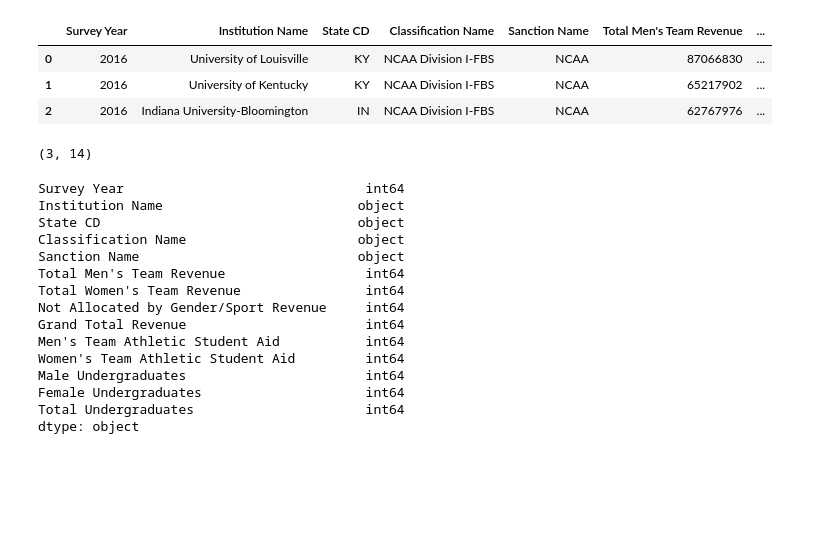
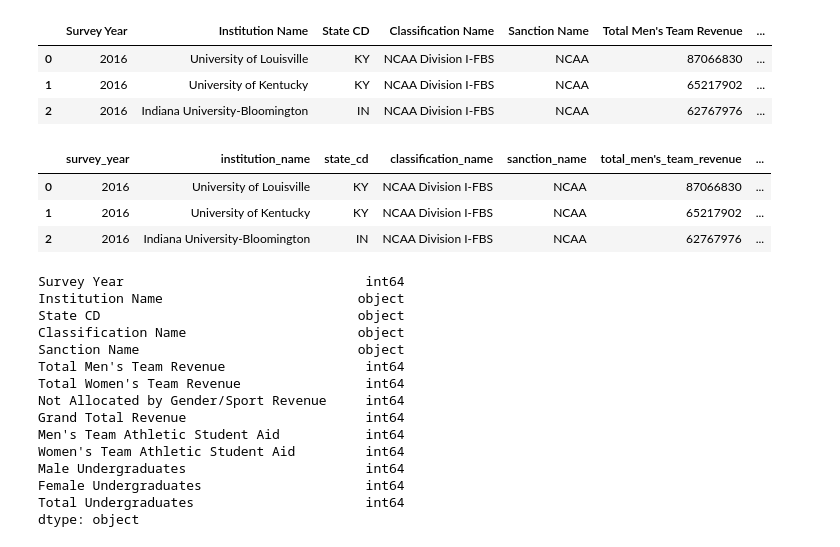
Before and after one commit to tedjacobs/code_lou_python_project, a Jupyter notebook: python_project.ipynb, the cells around one changed output. Saved outputs shown, nothing was run; the diff lists cells and outputs as text; code cells hidden in the pictures; blank space fills up the shorter version.

```diff
--- a/python_project.ipynb
+++ b/python_project.ipynb
@@ -12,10 +18,15 @@ df.head(10)
 | 0 | 2016 | University of Louisville | KY | NCAA Division I-FBS | NCAA | 87066830 | ... |
 | 1 | 2016 | University of Kentucky | KY | NCAA Division I-FBS | NCAA | 65217902 | ... |
 | 2 | 2016 | Indiana University-Bloomington | IN | NCAA Division I-FBS | NCAA | 62767976 | ... |
+# %%
+df.columns = df.columns.str.strip().str.lower().str.replace(' ', '_').str.replace('(', '').str.replace(')','')
 # %%
-df.shape
+df
 # %% [output]
-(3, 14)
+|  | survey_year | institution_name | state_cd | classification_name | sanction_name | total_men's_team_revenue | ... |
+| 0 | 2016 | University of Louisville | KY | NCAA Division I-FBS | NCAA | 87066830 | ... |
+| 1 | 2016 | University of Kentucky | KY | NCAA Division I-FBS | NCAA | 65217902 | ... |
+| 2 | 2016 | Indiana University-Bloomington | IN | NCAA Division I-FBS | NCAA | 62767976 | ... |
 # %%
 df.dtypes
 # %% [output]
```
Also changed, not shown: parts of 3 cells of this notebook.
